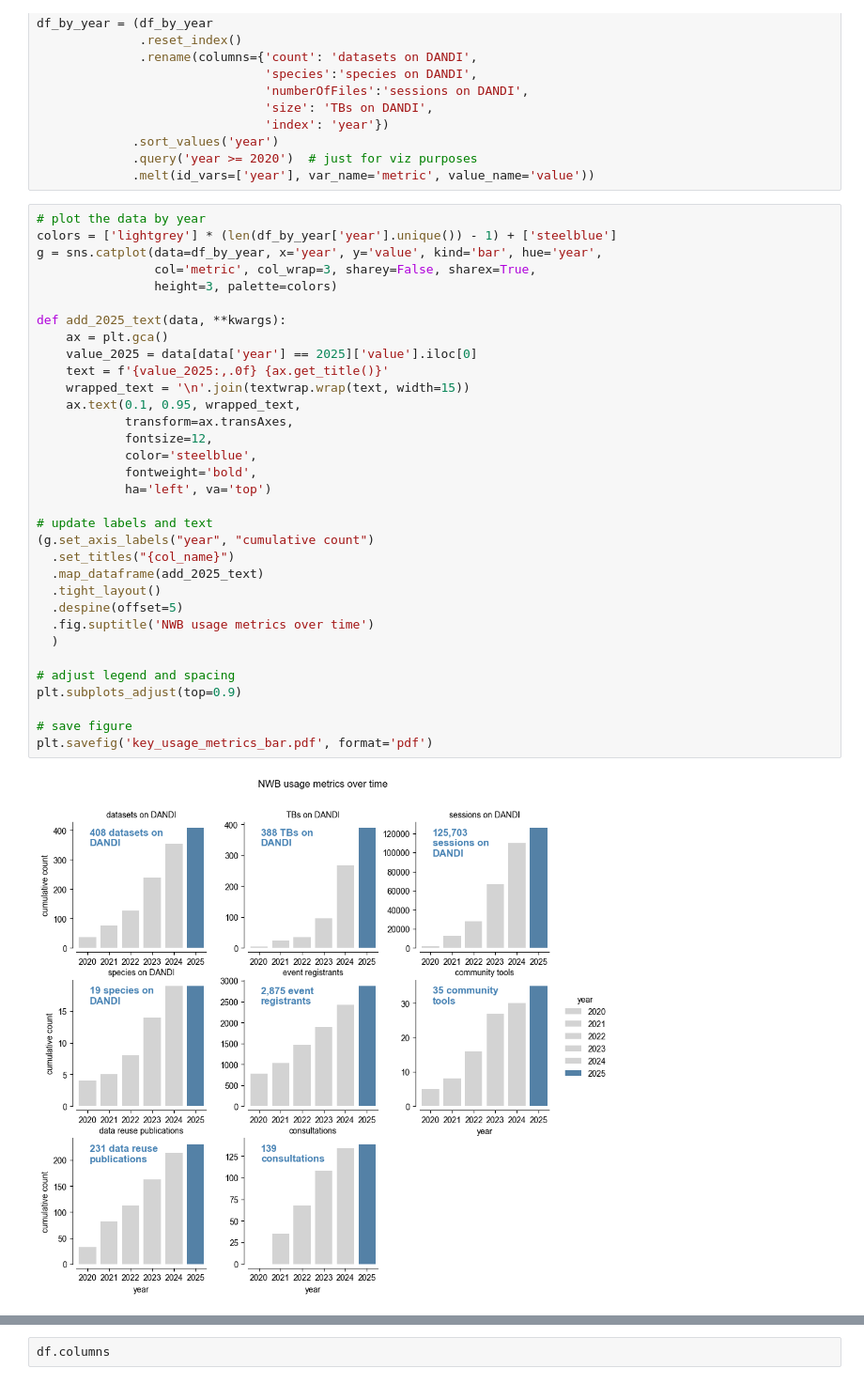
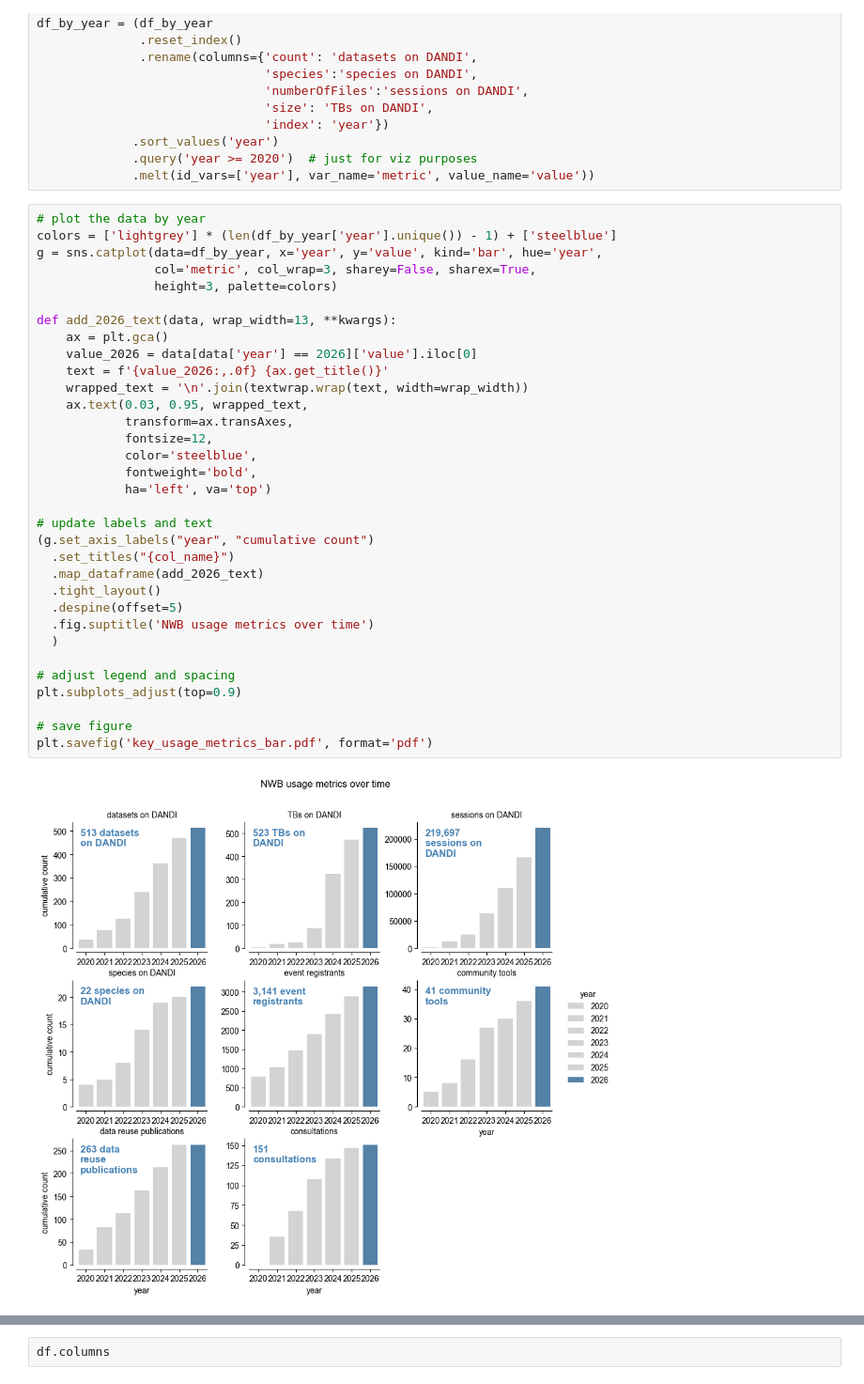
Before and after one commit to NeurodataWithoutBorders/nwb-project-analytics, a Jupyter notebook: notebooks/dandi_nwb_statistics_analysis.ipynb, the cells around one changed output, grey strips where cells are left out. Shown at 94% size. Drawn from its saved outputs; the diff is of its cells as text.

Commit message:
Updated 3x2 usage metrics plot for U24 grant (#58)

```diff
--- a/notebooks/dandi_nwb_statistics_analysis.ipynb
+++ b/notebooks/dandi_nwb_statistics_analysis.ipynb
@@ -216,35 +219,35 @@ df_by_year = (df_by_year
 # %%
 # plot the data by year
 colors = ['lightgrey'] * (len(df_by_year['year'].unique()) - 1) + ['steelblue']
 g = sns.catplot(data=df_by_year, x='year', y='value', kind='bar', hue='year',
                 col='metric', col_wrap=3, sharey=False, sharex=True,
                 height=3, palette=colors)
 
-def add_2025_text(data, **kwargs):
+def add_2026_text(data, wrap_width=13, **kwargs):
     ax = plt.gca()
-    value_2025 = data[data['year'] == 2025]['value'].iloc[0]
-    text = f'{value_2025:,.0f} {ax.get_title()}'
-    wrapped_text = '\n'.join(textwrap.wrap(text, width=15))
-    ax.text(0.1, 0.95, wrapped_text,
+    value_2026 = data[data['year'] == 2026]['value'].iloc[0]
+    text = f'{value_2026:,.0f} {ax.get_title()}'
+    wrapped_text = '\n'.join(textwrap.wrap(text, width=wrap_width))
+    ax.text(0.03, 0.95, wrapped_text,
             transform=ax.transAxes,
             fontsize=12,
             color='steelblue',
             fontweight='bold',
             ha='left', va='top')
 
 # update labels and text
 (g.set_axis_labels("year", "cumulative count")
   .set_titles("{col_name}")
-  .map_dataframe(add_2025_text)
+  .map_dataframe(add_2026_text)
   .tight_layout()
   .despine(offset=5)
   .fig.suptitle('NWB usage metrics over time')
   )
 
 # adjust legend and spacing
 plt.subplots_adjust(top=0.9)
 
 # save figure
 plt.savefig('key_usage_metrics_bar.pdf', format='pdf')
 # %% [output]
-[figure, old version]
+[figure, new version]
```
Also changed, not shown: parts of 24 cells of this notebook, 1 other file.
